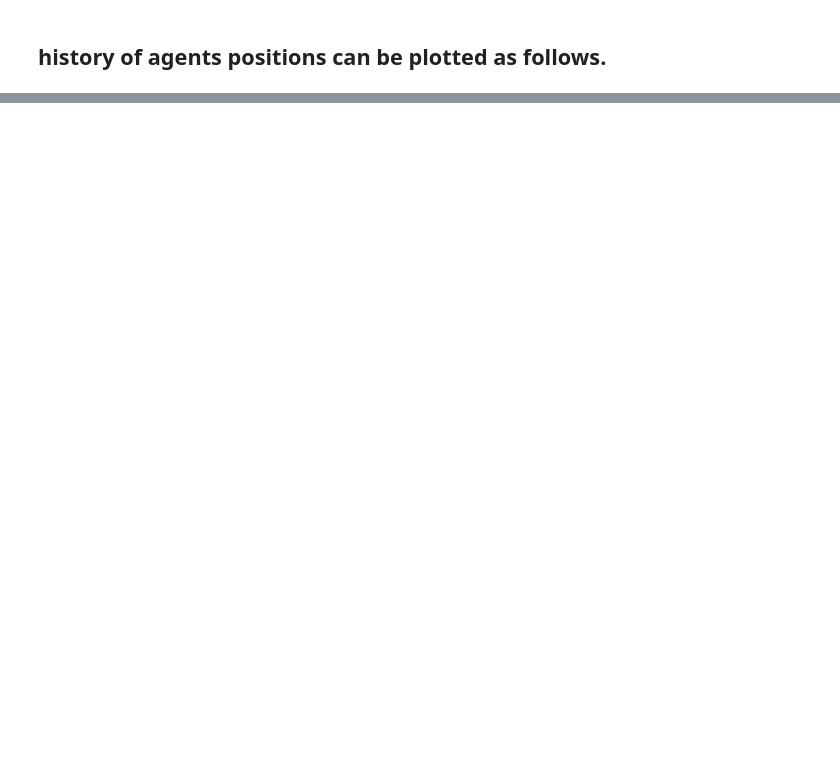
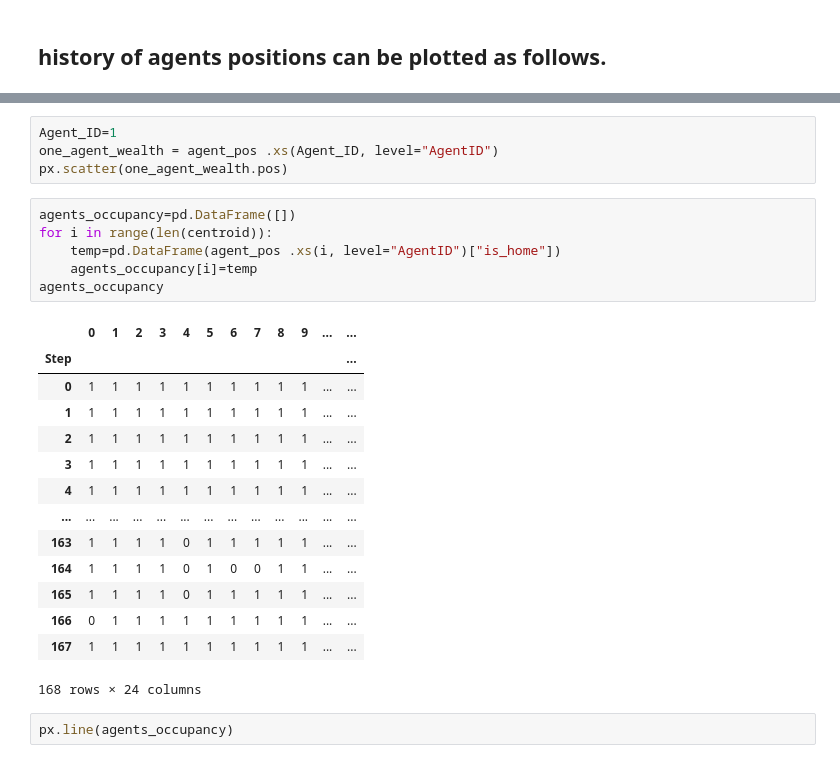
Before and after one commit to MasoodShamsaiee/PyCityLayers-OB-extension, a Jupyter notebook: Grab, graph and ABM selected buildings.ipynb, the cells around one changed output, grey strips where cells are left out. Cells and saved outputs as stored; diff of their text form; blank space fills up the shorter version.

```diff
--- a/Grab, graph and ABM selected buildings.ipynb
+++ b/Grab, graph and ABM selected buildings.ipynb
@@ -299,0 +334,27 @@ one_agent_wealth.pos.plot()
+# %%
+Agent_ID=1
+one_agent_wealth = agent_pos .xs(Agent_ID, level="AgentID")
+px.scatter(one_agent_wealth.pos)
+# %%
+agents_occupancy=pd.DataFrame([])
+for i in range(len(centroid)):
+    temp=pd.DataFrame(agent_pos .xs(i, level="AgentID")["is_home"])
+    agents_occupancy[i]=temp
+agents_occupancy
+# %% [output]
+|  | 0 | 1 | 2 | 3 | 4 | 5 | 6 | 7 | 8 | 9 | ... | ... |
+| Step |  |  |  |  |  |  |  |  |  |  |  | ... |
+| 0 | 1 | 1 | 1 | 1 | 1 | 1 | 1 | 1 | 1 | 1 | ... | ... |
+| 1 | 1 | 1 | 1 | 1 | 1 | 1 | 1 | 1 | 1 | 1 | ... | ... |
+| 2 | 1 | 1 | 1 | 1 | 1 | 1 | 1 | 1 | 1 | 1 | ... | ... |
+| 3 | 1 | 1 | 1 | 1 | 1 | 1 | 1 | 1 | 1 | 1 | ... | ... |
+| 4 | 1 | 1 | 1 | 1 | 1 | 1 | 1 | 1 | 1 | 1 | ... | ... |
+| ... | ... | ... | ... | ... | ... | ... | ... | ... | ... | ... | ... | ... |
+| 163 | 1 | 1 | 1 | 1 | 0 | 1 | 1 | 1 | 1 | 1 | ... | ... |
+| 164 | 1 | 1 | 1 | 1 | 0 | 1 | 0 | 0 | 1 | 1 | ... | ... |
+| 165 | 1 | 1 | 1 | 1 | 0 | 1 | 1 | 1 | 1 | 1 | ... | ... |
+| 166 | 0 | 1 | 1 | 1 | 1 | 1 | 1 | 1 | 1 | 1 | ... | ... |
+| 167 | 1 | 1 | 1 | 1 | 1 | 1 | 1 | 1 | 1 | 1 | ... | ... |
+168 rows × 24 columns
+# %%
+px.line(agents_occupancy)
```
Also changed, not shown: parts of 6 cells of this notebook.
